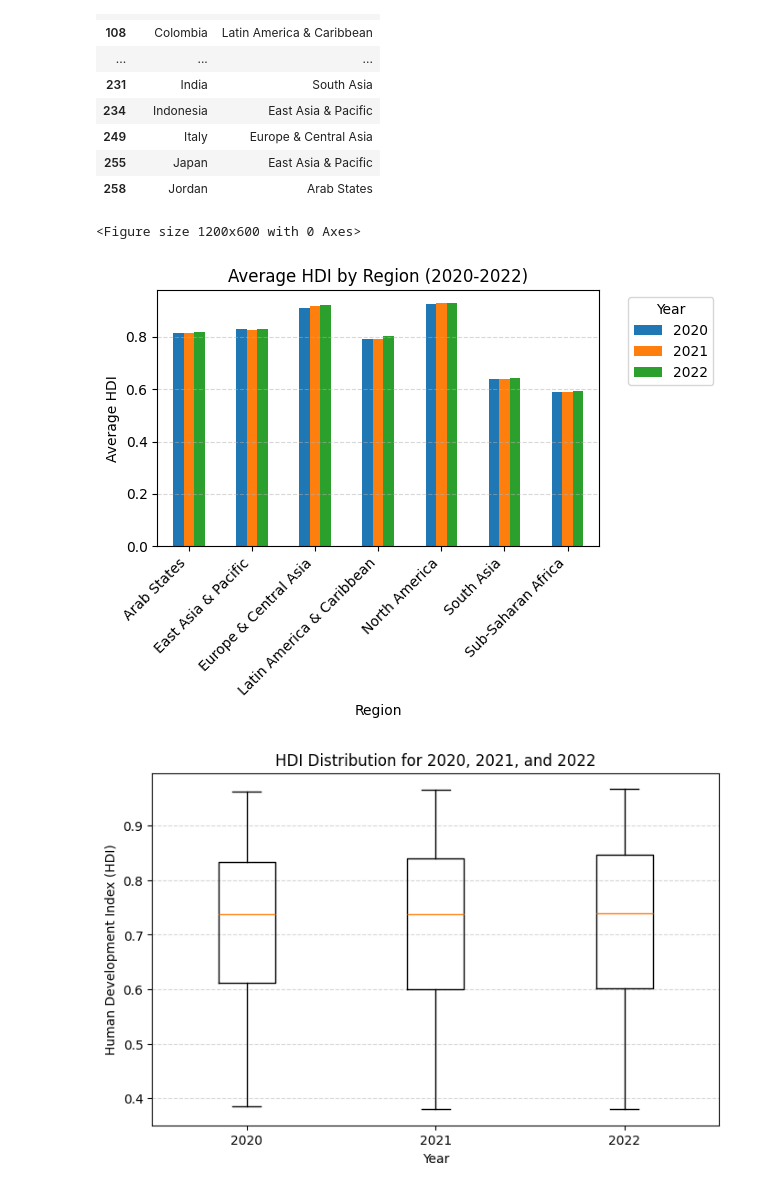
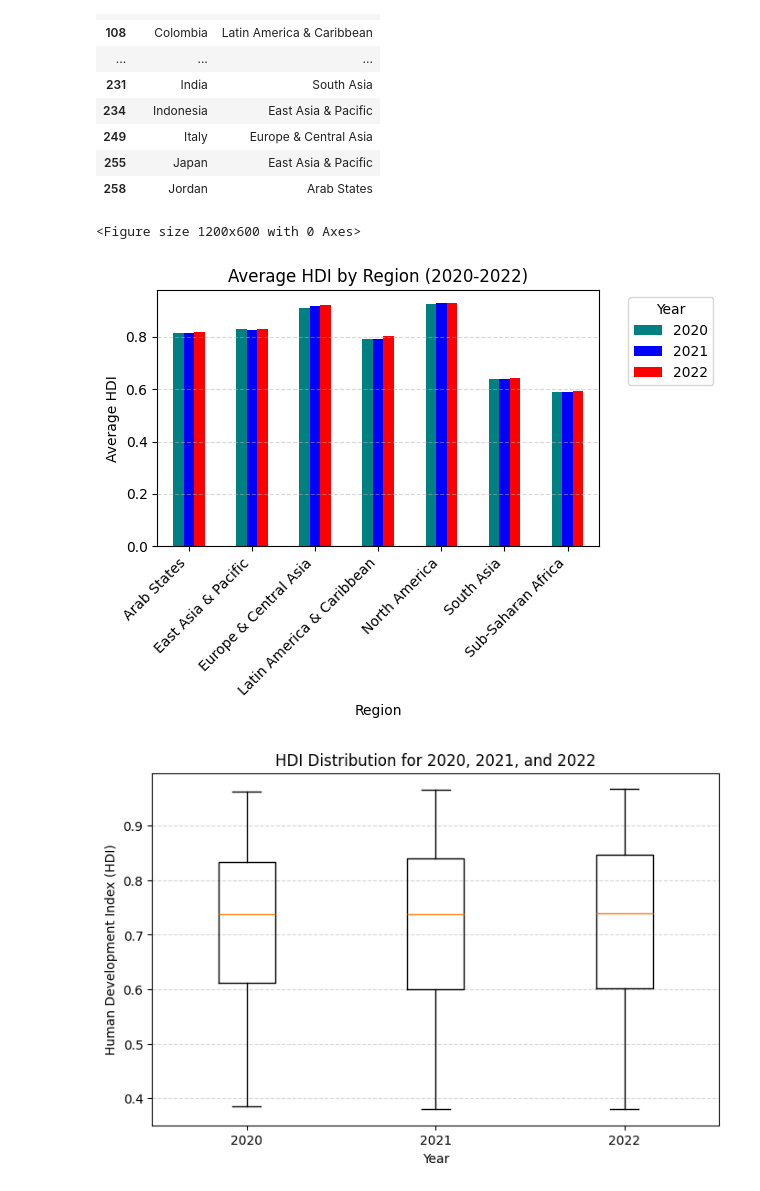
Before and after one commit to Rohit0562-hub/2513246_RohitJoshi, a Jupyter notebook: 2513246_RohitJoshi.ipynb, the cells around one changed output. Cells and saved outputs as stored; diff of their text form; code cells hidden in the pictures.

```diff
--- a/2513246_RohitJoshi.ipynb
+++ b/2513246_RohitJoshi.ipynb
@@ -423,21 +423,22 @@ hdi_region[['country', 'region']].drop_duplicates().head(20)
 # %%
 region_hdi = hdi_region.groupby(['region', 'year'])['hdi'].mean().unstack()
 plt.figure(figsize=(12,6))
+colors = ['teal', 'blue', 'red']
 
-region_hdi.plot(kind='bar')
+region_hdi.plot(kind='bar', color=colors)
 
 plt.xlabel('Region')
 plt.ylabel('Average HDI')
 plt.title('Average HDI by Region (2020-2022)')
 plt.xticks(rotation=45, ha='right')
 plt.legend(bbox_to_anchor=(1.05, 1), loc='upper left', title='Year')
 plt.grid(axis='y', linestyle='--', alpha=0.5)
 plt.tight_layout()
 
 plt.show()
 # %% [output]
 <Figure size 1200x600 with 0 Axes>
-[figure, old version]
+[figure, new version]
 # %%
 #Box Plot: HDI Distribution for 2020, 2021, and 2022
 hdi_2020 = hdi_problem1B[hdi_problem1B['year'] == 2020]['hdi']
```
Also changed, not shown: parts of 3 cells of this notebook.
